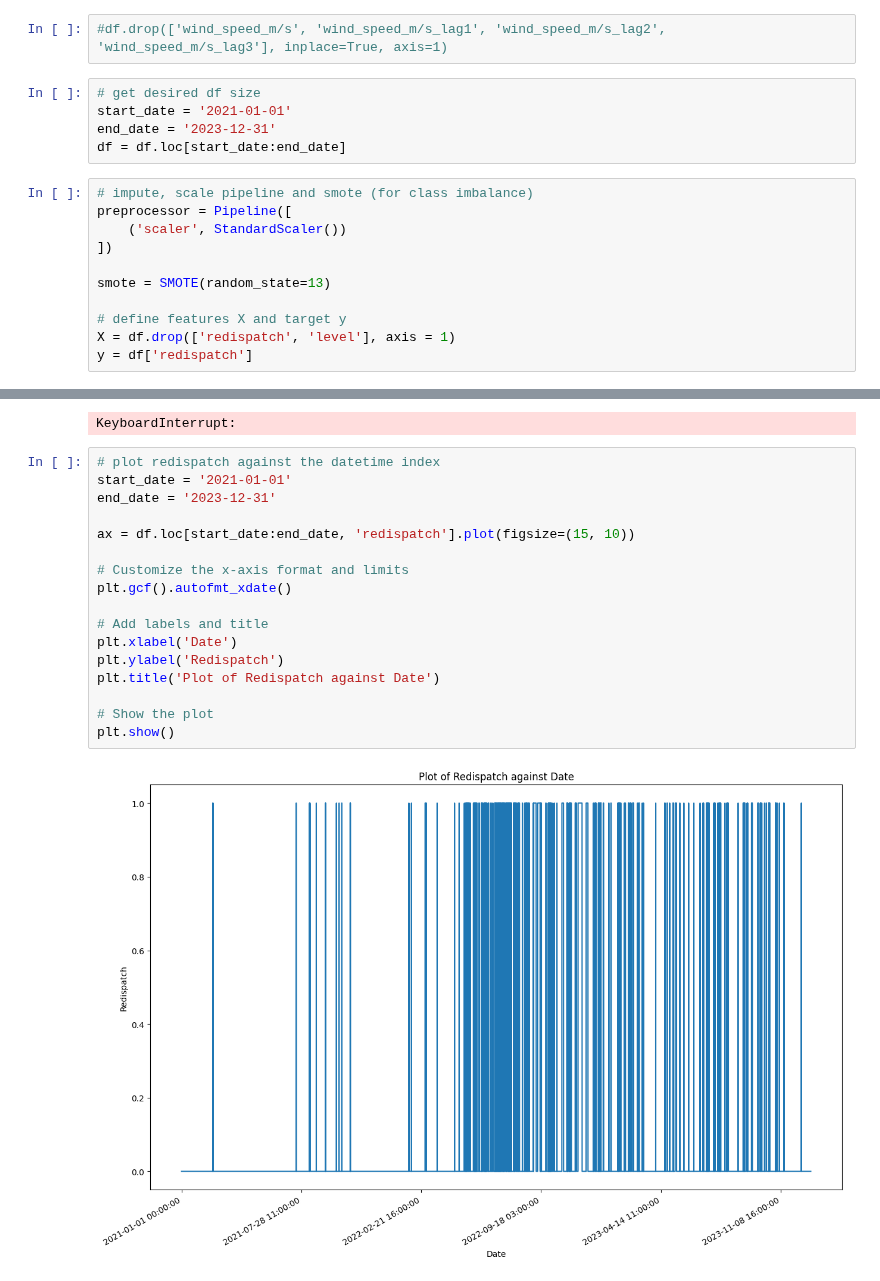
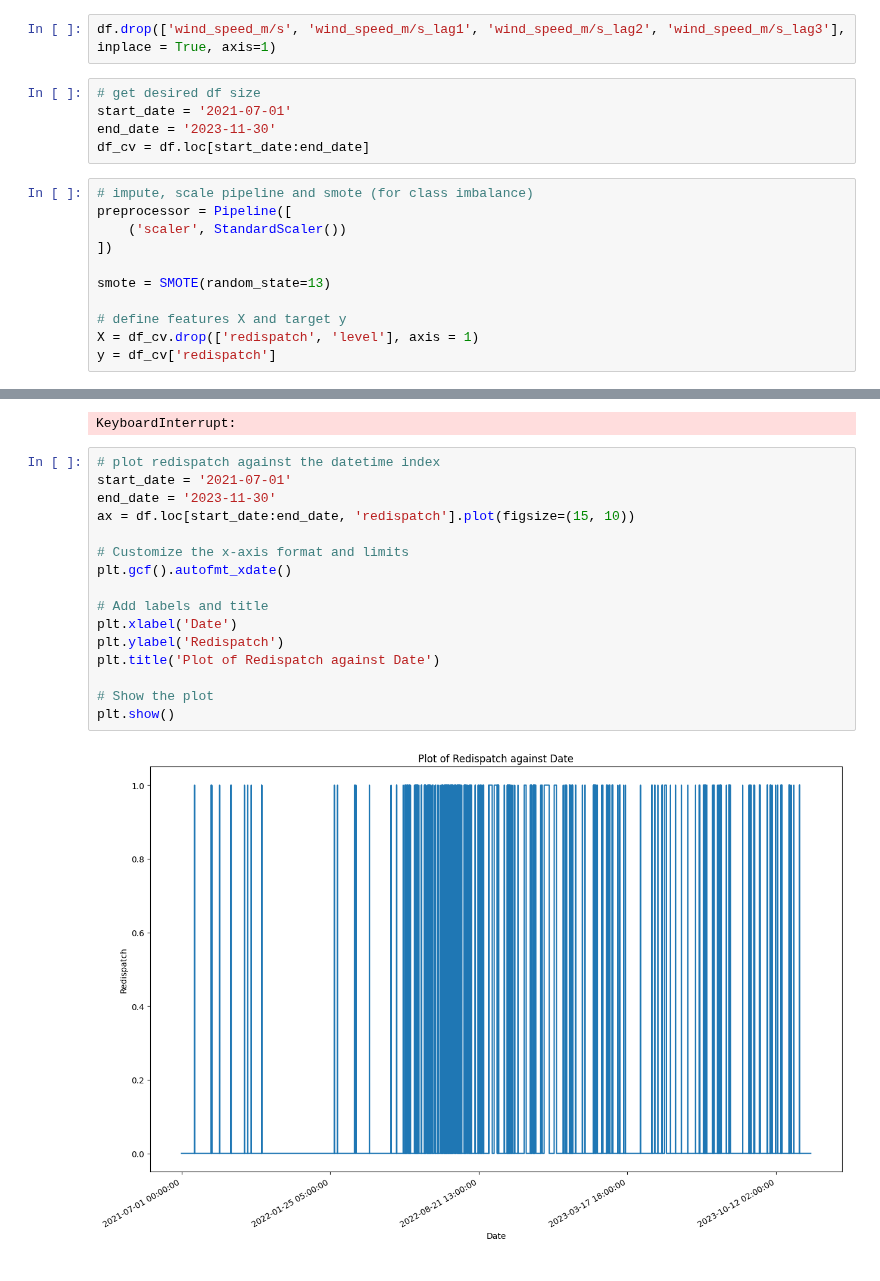
Before and after one commit to mgondeck/wind_curtailment_prediction, a Jupyter notebook: xgboost_binary_classification.ipynb, the cells around one changed output, grey strips where cells are left out. Saved outputs shown, nothing was run; the diff lists cells and outputs as text.

```diff
--- a/xgboost_binary_classification.ipynb
+++ b/xgboost_binary_classification.ipynb
@@ -29,12 +29,12 @@ Mounted at /content/drive
 # load lagged dataset
 df = pd.read_csv('/content/drive/My Drive/ms_wind_curtailment_prediction/lagged_curtailment_target_features.csv', sep = ';', index_col=0)
 # %%
-#df.drop(['wind_speed_m/s', 'wind_speed_m/s_lag1', 'wind_speed_m/s_lag2', 'wind_speed_m/s_lag3'], inplace=True, axis=1)
+df.drop(['wind_speed_m/s', 'wind_speed_m/s_lag1', 'wind_speed_m/s_lag2', 'wind_speed_m/s_lag3'], inplace = True, axis=1)
 # %%
 # get desired df size
-start_date = '2021-01-01'
-end_date = '2023-12-31'
-df = df.loc[start_date:end_date]
+start_date = '2021-07-01'
+end_date = '2023-11-30'
+df_cv = df.loc[start_date:end_date]
 # %%
 # impute, scale pipeline and smote (for class imbalance)
 preprocessor = Pipeline([
@@ -44,6 +44,6 @@ preprocessor = Pipeline([
 smote = SMOTE(random_state=13)
 
 # define features X and target y
-X = df.drop(['redispatch', 'level'], axis = 1)
-y = df['redispatch']
+X = df_cv.drop(['redispatch', 'level'], axis = 1)
+y = df_cv['redispatch']
 # %%
@@ -285,20 +294,19 @@ print("Best Score:", grid_search.best_score_)
 KeyboardInterrupt:
 # %%
 # plot redispatch against the datetime index
-start_date = '2021-01-01'
-end_date = '2023-12-31'
-
+start_date = '2021-07-01'
+end_date = '2023-11-30'
 ax = df.loc[start_date:end_date, 'redispatch'].plot(figsize=(15, 10))
 
 # Customize the x-axis format and limits
 plt.gcf().autofmt_xdate()
 
 # Add labels and title
 plt.xlabel('Date')
 plt.ylabel('Redispatch')
 plt.title('Plot of Redispatch against Date')
 
 # Show the plot
 plt.show()
 # %% [output]
-[figure, old version]
+[figure, new version]
```
Also changed, not shown: parts of 10 cells of this notebook.
